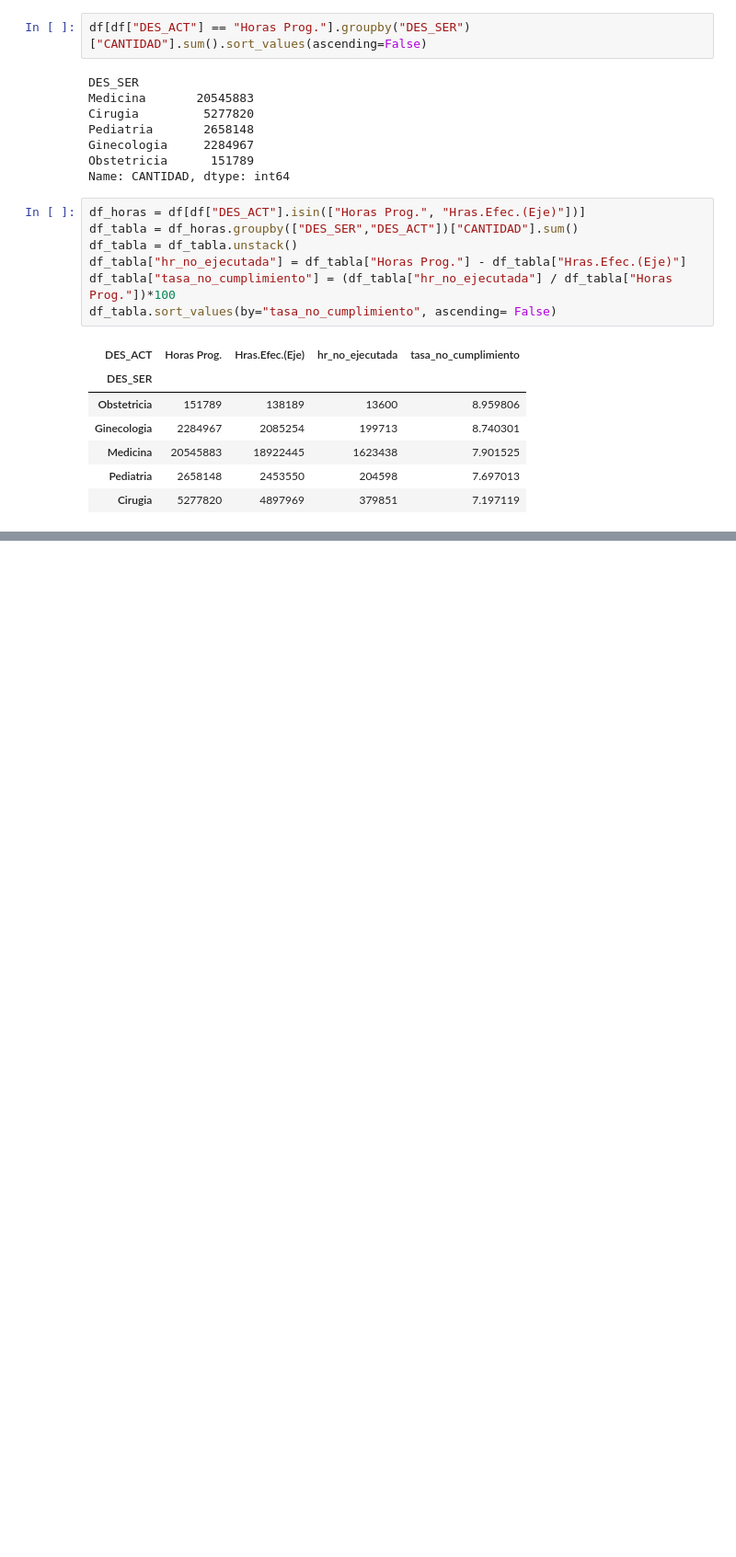
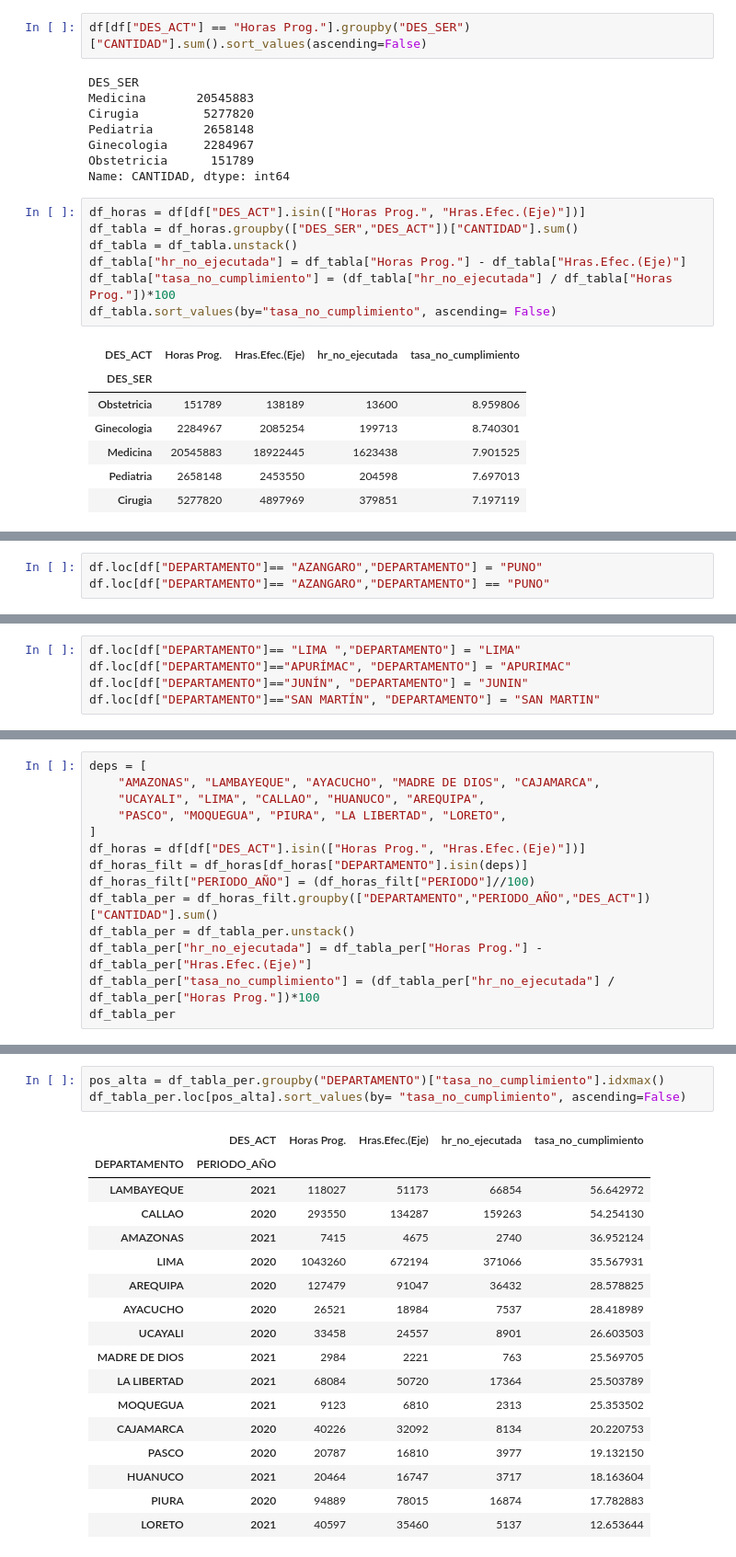
Before and after one commit to jeanpierre-gamboa/Data_Analysis_Essalud, a Jupyter notebook: perfil.ipynb, the cells around one changed output, grey strips where cells are left out. Shown at 92% size. Cells and saved outputs as stored; diff of their text form; blank space fills up the shorter version.

Commit message:
Tasa de incumplimiento por departamento y por periodo

```diff
--- a/perfil.ipynb
+++ b/perfil.ipynb
@@ -195,0 +225,3 @@ df_tabla.sort_values(by="tasa_no_cumplimiento", ascending= False)
+# %%
+df.loc[df["DEPARTAMENTO"]== "AZANGARO","DEPARTAMENTO"] = "PUNO"
+df.loc[df["DEPARTAMENTO"]== "AZANGARO","DEPARTAMENTO"] == "PUNO"
@@ -195,0 +230,5 @@ df_tabla.sort_values(by="tasa_no_cumplimiento", ascending= False)
+# %%
+df.loc[df["DEPARTAMENTO"]== "LIMA ","DEPARTAMENTO"] = "LIMA"
+df.loc[df["DEPARTAMENTO"]=="APURÍMAC", "DEPARTAMENTO"] = "APURIMAC"
+df.loc[df["DEPARTAMENTO"]=="JUNÍN", "DEPARTAMENTO"] = "JUNIN"
+df.loc[df["DEPARTAMENTO"]=="SAN MARTÍN", "DEPARTAMENTO"] = "SAN MARTIN"
@@ -195,0 +288,14 @@ df_tabla.sort_values(by="tasa_no_cumplimiento", ascending= False)
+# %%
+deps = [
+    "AMAZONAS", "LAMBAYEQUE", "AYACUCHO", "MADRE DE DIOS", "CAJAMARCA",
+    "UCAYALI", "LIMA", "CALLAO", "HUANUCO", "AREQUIPA",
+    "PASCO", "MOQUEGUA", "PIURA", "LA LIBERTAD", "LORETO",
+]
+df_horas = df[df["DES_ACT"].isin(["Horas Prog.", "Hras.Efec.(Eje)"])]
+df_horas_filt = df_horas[df_horas["DEPARTAMENTO"].isin(deps)]
+df_horas_filt["PERIODO_AÑO"] = (df_horas_filt["PERIODO"]//100)
+df_tabla_per = df_horas_filt.groupby(["DEPARTAMENTO","PERIODO_AÑO","DES_ACT"])["CANTIDAD"].sum()
+df_tabla_per = df_tabla_per.unstack()
+df_tabla_per["hr_no_ejecutada"] = df_tabla_per["Horas Prog."] - df_tabla_per["Hras.Efec.(Eje)"]
+df_tabla_per["tasa_no_cumplimiento"] = (df_tabla_per["hr_no_ejecutada"] / df_tabla_per["Horas Prog."])*100
+df_tabla_per
@@ -195,0 +317,21 @@ df_tabla.sort_values(by="tasa_no_cumplimiento", ascending= False)
+# %%
+pos_alta = df_tabla_per.groupby("DEPARTAMENTO")["tasa_no_cumplimiento"].idxmax()
+df_tabla_per.loc[pos_alta].sort_values(by= "tasa_no_cumplimiento", ascending=False)
+# %% [output]
+|  | DES_ACT | Horas Prog. | Hras.Efec.(Eje) | hr_no_ejecutada | tasa_no_cumplimiento |
+| DEPARTAMENTO | PERIODO_AÑO |  |  |  |  |
+| LAMBAYEQUE | 2021 | 118027 | 51173 | 66854 | 56.642972 |
+| CALLAO | 2020 | 293550 | 134287 | 159263 | 54.254130 |
+| AMAZONAS | 2021 | 7415 | 4675 | 2740 | 36.952124 |
+| LIMA | 2020 | 1043260 | 672194 | 371066 | 35.567931 |
+| AREQUIPA | 2020 | 127479 | 91047 | 36432 | 28.578825 |
+| AYACUCHO | 2020 | 26521 | 18984 | 7537 | 28.418989 |
+| UCAYALI | 2020 | 33458 | 24557 | 8901 | 26.603503 |
+| MADRE DE DIOS | 2021 | 2984 | 2221 | 763 | 25.569705 |
+| LA LIBERTAD | 2021 | 68084 | 50720 | 17364 | 25.503789 |
+| MOQUEGUA | 2021 | 9123 | 6810 | 2313 | 25.353502 |
+| CAJAMARCA | 2020 | 40226 | 32092 | 8134 | 20.220753 |
+| PASCO | 2020 | 20787 | 16810 | 3977 | 19.132150 |
+| HUANUCO | 2021 | 20464 | 16747 | 3717 | 18.163604 |
+| PIURA | 2020 | 94889 | 78015 | 16874 | 17.782883 |
+| LORETO | 2021 | 40597 | 35460 | 5137 | 12.653644 |
```
Also changed, not shown: parts of 8 cells of this notebook.
